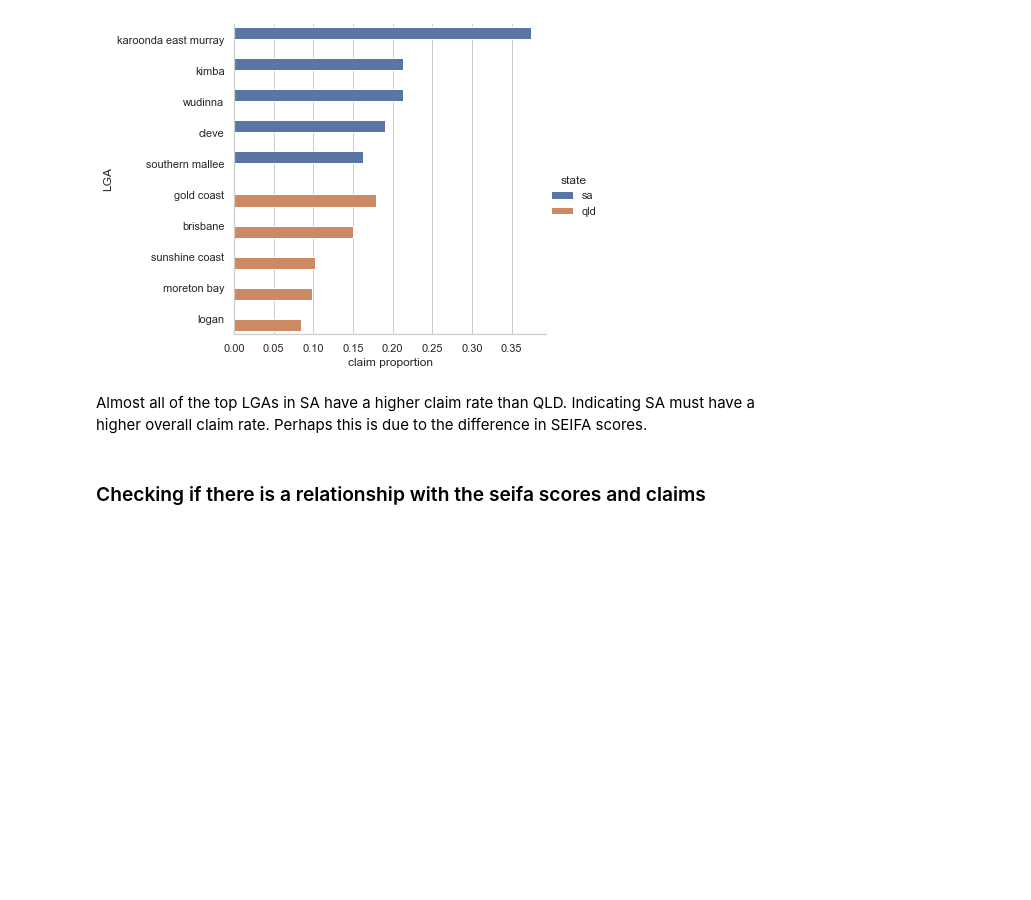
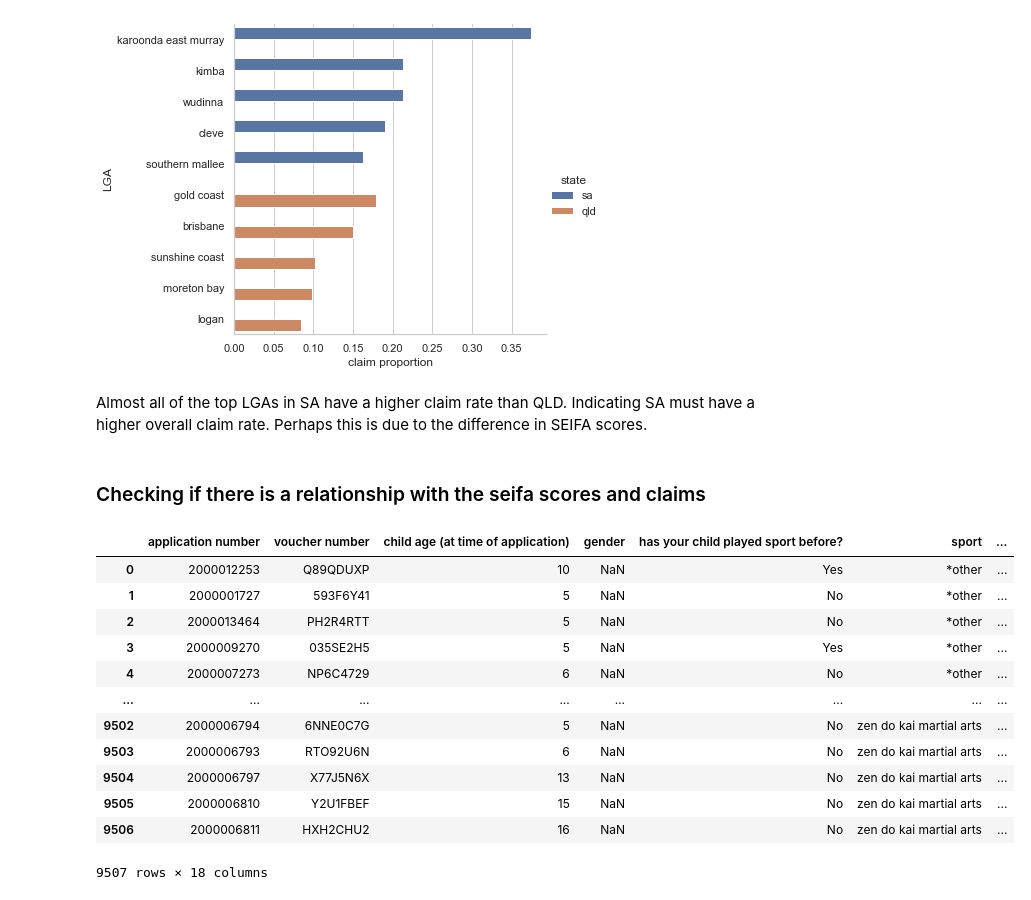
Before and after one commit to MQCOMP2200-S2-2021/Data-Science-Labs, a Jupyter notebook: Portfolio 2 - Christopher Rudolph.ipynb, the cells around one changed output. Saved outputs shown, nothing was run; the diff lists cells and outputs as text; code cells hidden in the pictures; blank space fills up the shorter version.

```diff
--- a/Portfolio 2 - Christopher Rudolph.ipynb
+++ b/Portfolio 2 - Christopher Rudolph.ipynb
@@ -1564,3 +1453,19 @@ Text(-77.20296597222222, 0.5, 'LGA')
 Almost all of the top LGAs in SA have a higher claim rate than QLD. Indicating SA must have a higher overall claim rate. Perhaps this is due to the difference in SEIFA scores.
 # %% [markdown]
 ### Checking if there is a relationship with the seifa scores and claims
+# %%
+qld_vouchers_scores
+# %% [output]
+|  | application number | voucher number | child age (at time of application) | gender | has your child played sport before? | sport | ... |
+| 0 | 2000012253 | Q89QDUXP | 10 | NaN | Yes | *other | ... |
+| 1 | 2000001727 | 593F6Y41 | 5 | NaN | No | *other | ... |
+| 2 | 2000013464 | PH2R4RTT | 5 | NaN | No | *other | ... |
+| 3 | 2000009270 | 035SE2H5 | 5 | NaN | Yes | *other | ... |
+| 4 | 2000007273 | NP6C4729 | 6 | NaN | No | *other | ... |
+| ... | ... | ... | ... | ... | ... | ... | ... |
+| 9502 | 2000006794 | 6NNE0C7G | 5 | NaN | No | zen do kai martial arts | ... |
+| 9503 | 2000006793 | RTO92U6N | 6 | NaN | No | zen do kai martial arts | ... |
+| 9504 | 2000006797 | X77J5N6X | 13 | NaN | No | zen do kai martial arts | ... |
+| 9505 | 2000006810 | Y2U1FBEF | 15 | NaN | No | zen do kai martial arts | ... |
+| 9506 | 2000006811 | HXH2CHU2 | 16 | NaN | No | zen do kai martial arts | ... |
+9507 rows × 18 columns
```
Also changed, not shown: parts of 52 cells of this notebook, 1 other file.
